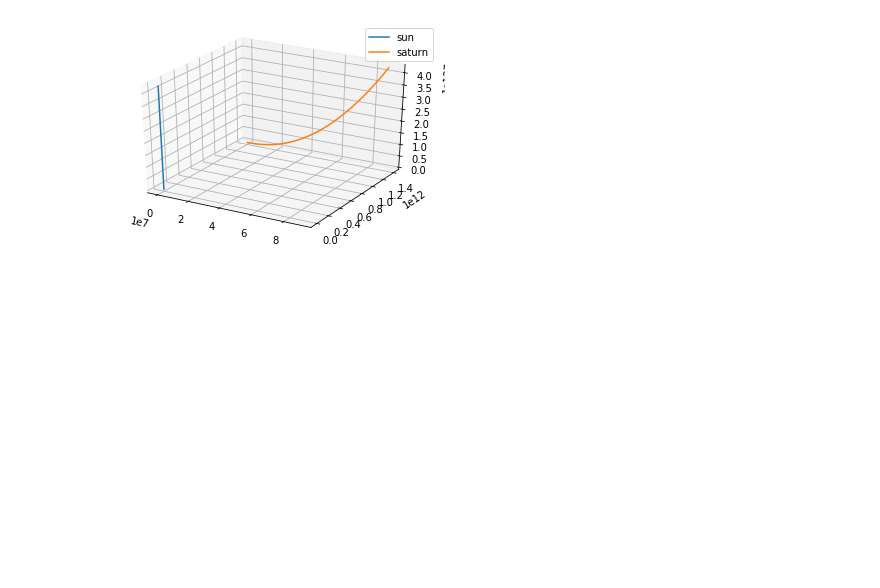
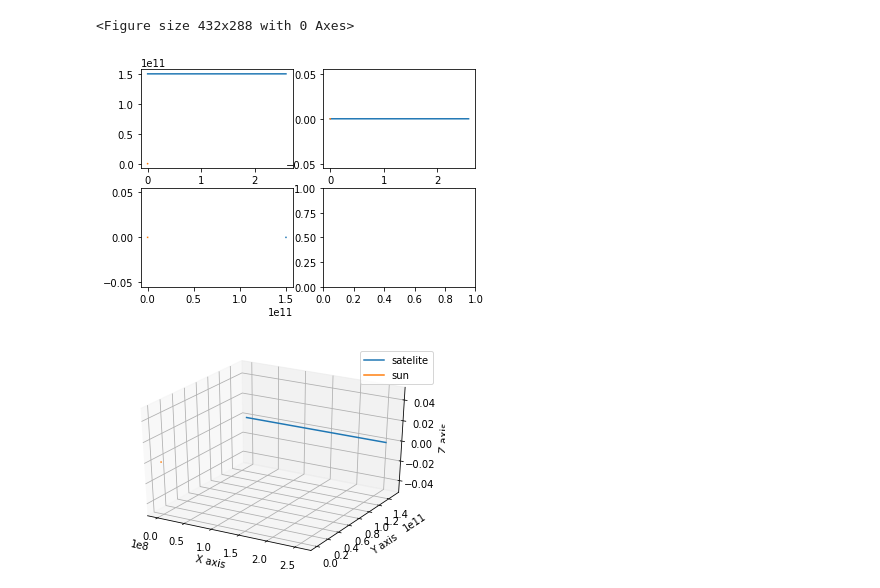
Before and after one commit to S1ckick/Nbodies, a Jupyter notebook: NBodies/Untitled.ipynb, the cells around one changed output. Saved outputs shown, nothing was run; the diff lists cells and outputs as text; code cells hidden in the pictures; blank space fills up the shorter version.

```diff
--- a/NBodies/Untitled.ipynb
+++ b/NBodies/Untitled.ipynb
@@ -17,19 +17,46 @@ axes.legend(prop={'size': 15})
-# %%
-import matplotlib.pyplot as plt
-from mpl_toolkits import mplot3d
-from mpl_toolkits.mplot3d import axes3d
-import numpy as np
-
-x_1, y_1, z_1, x_2, y_2, z_2 = np.loadtxt('bodies.txt', delimiter=',', unpack=True)
-
-axes3d.rcParams["legend.fontsize"] = 10
-fig = plt.figure()
-ax = fig.gca(projection="3d")
-
-
-ax.plot(x_1, y_1, z_1, label="sun")
-ax.plot(x_2, y_2, z_2, label="saturn")
-ax.legend()
-plt.show()
-# %% [output]
-[figure, removed]
+# %%
+import matplotlib.pyplot as plt
+from mpl_toolkits import mplot3d
+from mpl_toolkits.mplot3d import axes3d
+import numpy as np
+
+fig = plt.figure()
+x_1, y_1, z_1, x_2, y_2, z_2 = np.loadtxt('bodies.txt', delimiter=',', unpack=True)
+max_range = max(max(x_1),max(y_1),max(z_1),max(x_2),max(y_2),max(z_2))
+
+
+fig, ax = plt.subplots(2,2) #fig.add_subplot(1,1,1, projection='3d')
+ax[0,0].plot(x_2,y_2, label="sat")
+ax[0,1].plot(x_2,z_2, label="sat")
+ax[1,0].plot(y_2,z_2, label="sat")
+
+ax[0,0].plot(x_1,y_1, label="sun")
+ax[0,1].plot(x_1,z_1, label="sun")
+ax[1,0].plot(y_1,z_1, label="sun")
+
+
+
+#ax.plot(x_1, y_1, z_1, label="sun")
+#ax.plot(x_2, y_2, z_2, label="satelite")
+
+
+plt.show()
+
+fig = plt.figure()
+ax = fig.add_subplot(1,1,1, projection='3d')
+ax.plot(x_2, y_2, z_2, label="satelite")
+ax.plot(x_1, y_1, z_1, label="sun")
+
+#ax.set_xlim([-max_range,max_range])
+#ax.set_ylim([-max_range,max_range])
+#ax.set_zlim([-max_range,max_range])
+ax.set_xlabel('X axis')
+ax.set_ylabel('Y axis')
+ax.set_zlabel('Z axis')
+
+ax.legend()
+plt.show()
+# %% [output]
+<Figure size 432x288 with 0 Axes>
+[figure, added]
+[figure, added]
```
Also changed, not shown: parts of 1 cell of this notebook, 13 other files.
